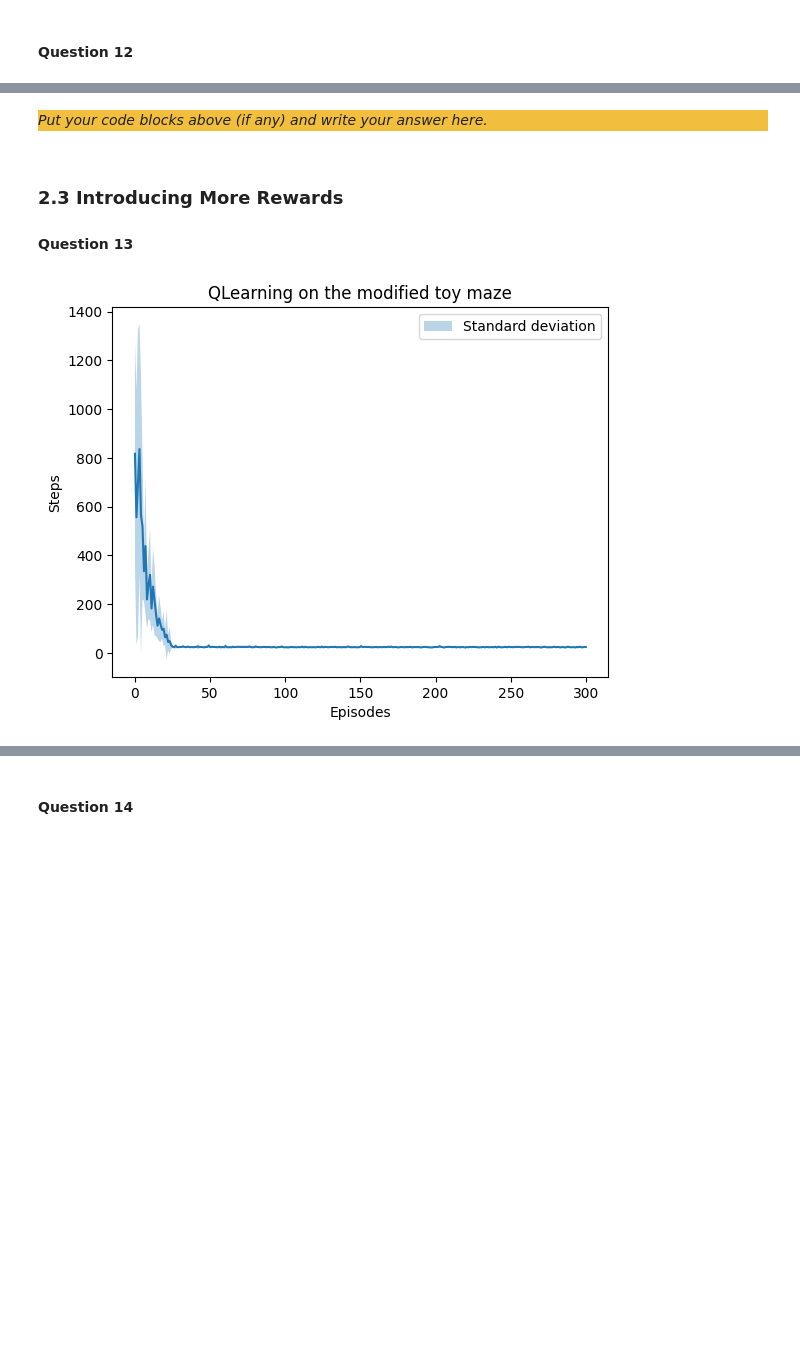
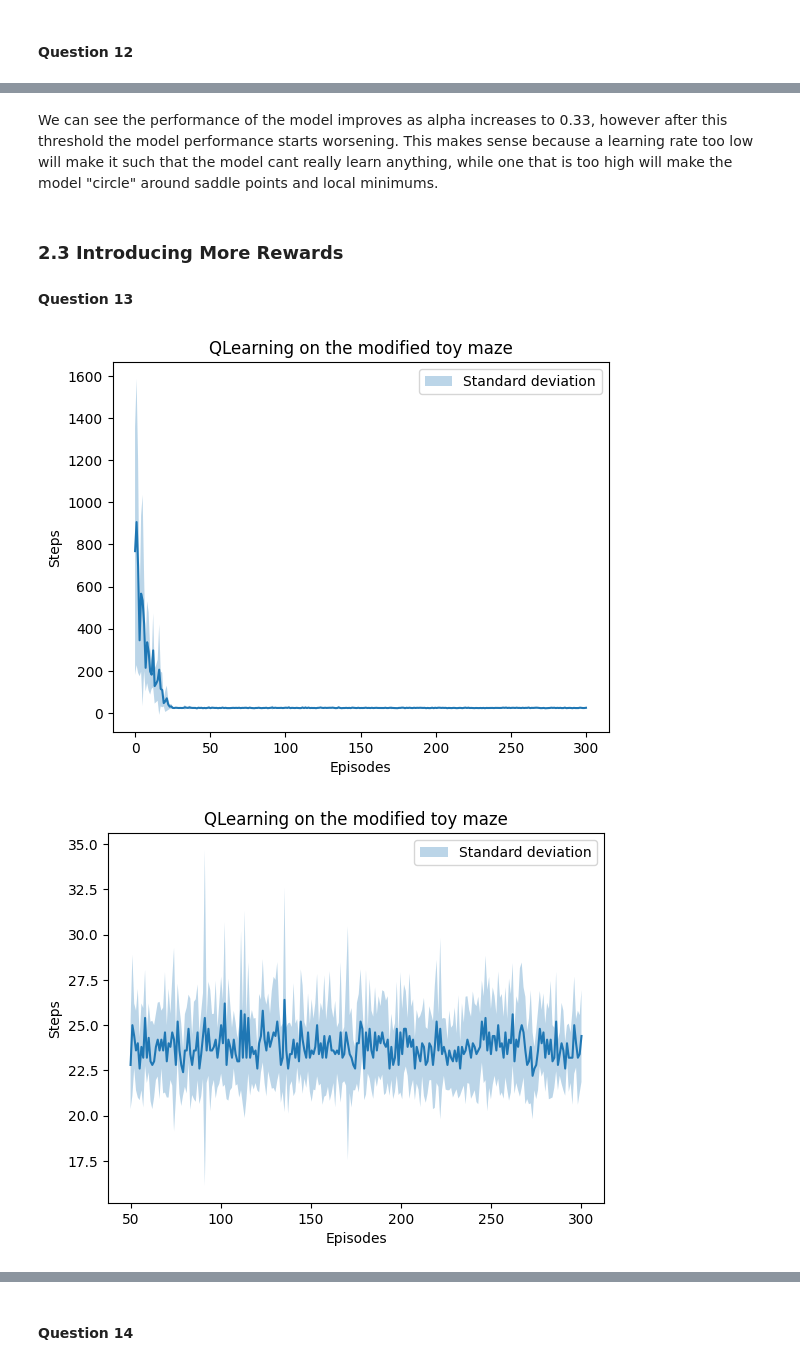
Before and after one commit to Eliminator1357/CI-RL, a Jupyter notebook: src/Main.ipynb, the cells around one changed output, grey strips where cells are left out. Saved outputs shown, nothing was run; the diff lists cells and outputs as text; code cells hidden in the pictures; blank space fills up the shorter version.

```diff
--- a/src/Main.ipynb
+++ b/src/Main.ipynb
@@ -766,7 +696,5 @@ KeyboardInterrupt:
-# %% [markdown]
-<div style="background-color:#f1be3e">
-
-_Put your code blocks above (if any) and write your answer here._
+# %% [markdown]
+We can see the performance of the model improves as alpha increases to 0.33, however after this threshold the model performance starts worsening. This makes sense because a learning rate too low will make it such that the model cant really learn anything, while one that is too high will make the model "circle" around saddle points and local minimums.
 # %% [markdown]
 ### 2.3 Introducing More Rewards
 #### Question 13
@@ -781,7 +709,7 @@ amount_runs = 10
 runs = []
 
 for i in range(amount_runs):
-    steps, _ = main_with_qlearn(toy_maze, params={"lr":0.7})
+    steps, _ = main_with_qlearn(toy_maze, params={"lr":0.33})
     runs.append(steps)
 
 runs = np.array(runs)
@@ -789,17 +717,32 @@ mean, std = np.mean(runs, axis=0), np.std(runs, axis=0)
 # %%
 plt.xlabel("Episodes")
 plt.ylabel("Steps")
 plt.title("QLearning on the modified toy maze")
 plt.plot(np.linspace(0, 300, 300), mean)
 plt.fill_between(
     np.linspace(0, 300, 300),
     mean - std,
     mean + std,
     alpha=0.3,
     label="Standard deviation",
 )
 plt.legend()
 plt.show()
+
+plt.xlabel("Episodes")
+plt.ylabel("Steps")
+plt.title("QLearning on the modified toy maze")
+plt.plot(np.linspace(50, 300, 250), mean[50:])
+plt.fill_between(
+    np.linspace(50, 300, 250),
+    mean[50:] - std[50:],
+    mean[50:] + std[50:],
+    alpha=0.3,
+    label="Standard deviation",
+)
+plt.legend()
+plt.show()
 # %% [output]
-[figure, old version]
+[figure, new version]
+[figure, added]
 # %% [markdown]
```
Also changed, not shown: parts of 18 cells of this notebook.
